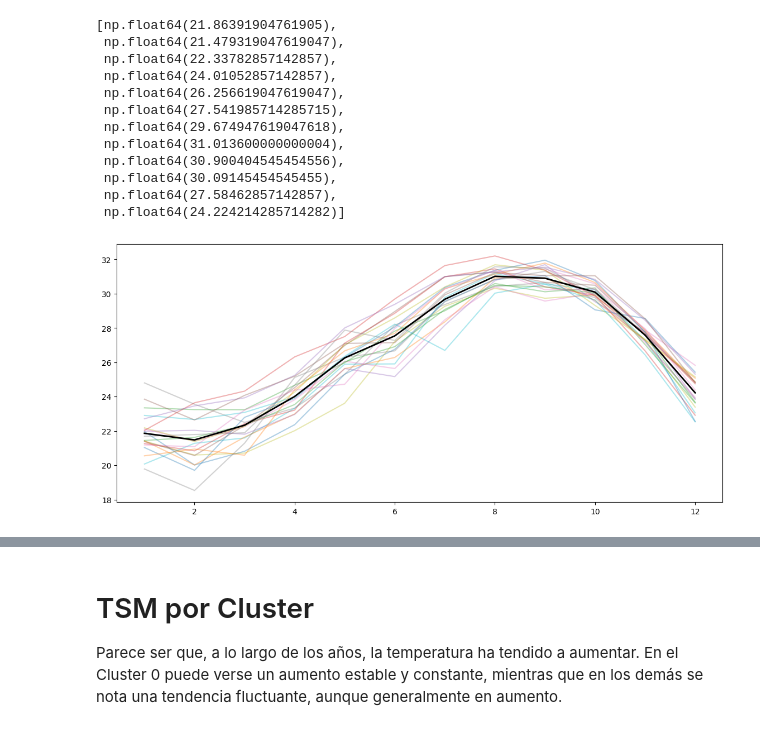
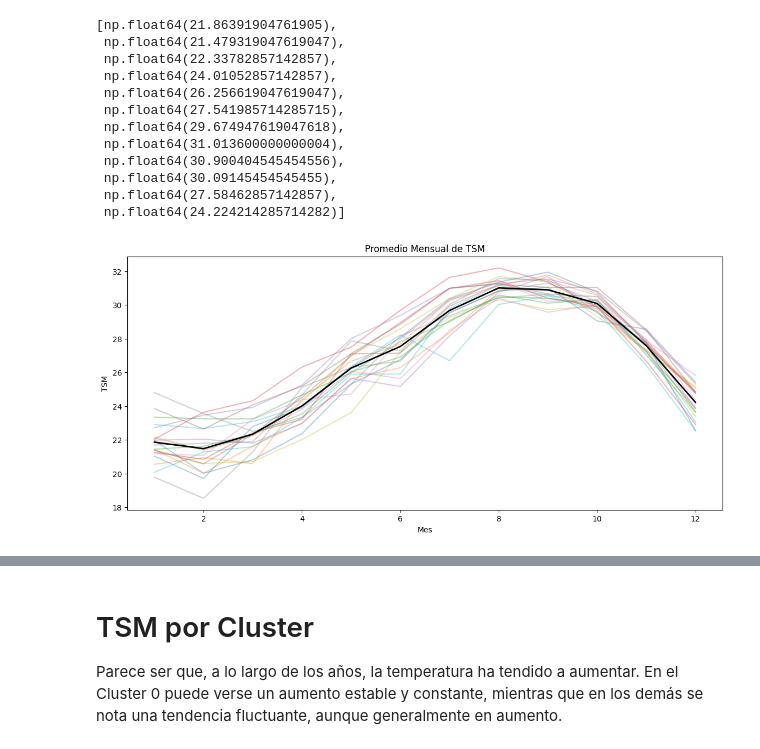
Before and after one commit to tukey-stans/ae-oceanografia-golfo-cali, a Jupyter notebook: notebooks/MACS/MACS_time_series.ipynb, the cells around one changed output, grey strips where cells are left out. Saved outputs shown, nothing was run; the diff lists cells and outputs as text; code cells hidden in the pictures.

```diff
--- a/notebooks/MACS/MACS_time_series.ipynb
+++ b/notebooks/MACS/MACS_time_series.ipynb
@@ -154,14 +155,17 @@ avg_monthly_tsm
 # %%
 plt.figure(figsize=(14, 6))
 for i in range(1981, 2019):
     plt.plot(est_1_tsm_dt_df[est_1_tsm_dt_df["ds"].dt.year == i]["month"],
              est_1_tsm_dt_df[est_1_tsm_dt_df["ds"].dt.year == i]["y"], alpha=0.35)
 plt.plot(range(1, 13), avg_monthly_tsm, color="black", linewidth=2)
+plt.title("Promedio Mensual de TSM")
+plt.xlabel("Mes")
+plt.ylabel("TSM")
 
-
-plt.show()
+#plt.show()
+plt.savefig("promedio_mensual_tsm.png", dpi=300, bbox_inches="tight")
 # %% [output]
-[figure, old version]
+[figure, new version]
 # %%
 df["FECHA"] = pd.to_datetime(df["FECHA"])
 df
```
Also changed, not shown: parts of 11 cells of this notebook, 15 other files.
